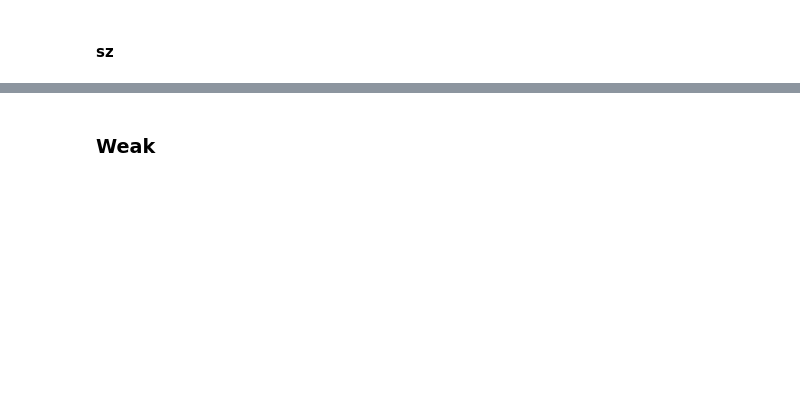
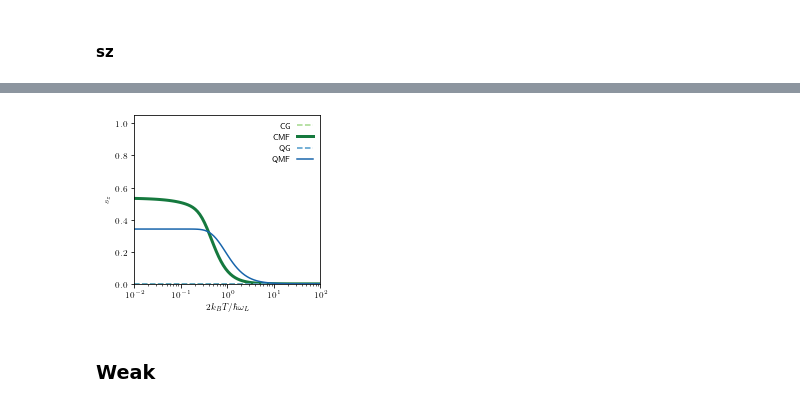
Before and after one commit to quantum-exeter/QuantumSpinDynamics, a Jupyter notebook: plot/plotStatics.ipynb, the cells around one changed output, grey strips where cells are left out. Drawn from its saved outputs; the diff is of its cells as text; code cells hidden in the pictures; blank space fills up the shorter version.

```diff
--- a/plot/plotStatics.ipynb
+++ b/plot/plotStatics.ipynb
@@ -161,6 +162,7 @@ data3D_MFGS_us_prmj = np.array(pd.read_csv(r'/Users/charliehogg/Dropbox/PhD/1. 3
 # %%
 #### Gibbs ####
 dataG_qu = np.array(pd.read_csv(r'../paper_data/qu_Gibbs.csv'))
+dataG_cl = np.array(pd.read_csv(r'C://Users//crh222//ClassicalSpinMFGS//paper_data//cl_Gibbs.csv'))
 
 #### prma ####
 data1D_pi4_prma = np.array(pd.read_csv(r'../paper_data/qu_MFGS_1D_pi4_prma_100.csv'))
@@ -196,8 +198,8 @@ data3D_wk = np.array(pd.read_csv(r'../paper_data/WK_prmc.csv'))
 data3D_MFGS_wk = np.array(pd.read_csv(r'../paper_data/MFGS_WK_prmc.csv'))
 
 # #### Ultrastrong ####
-data3D_MFGS_us_prmf = np.array(pd.read_csv(r'C://Users//crh222//Dropbox//PhD//1. 3D Project//Data//Ultrastrong//qu_MFGS_3D_prmf_5.csv'))
 data3D_MFGS_us_prmg = np.array(pd.read_csv(r'C://Users//crh222//Dropbox//PhD//1. 3D Project//Data//Ultrastrong//qu_MFGS_3D_prmg_5.csv'))
 data3D_MFGS_us_prmh = np.array(pd.read_csv(r'C://Users//crh222//Dropbox//PhD//1. 3D Project//Data//Ultrastrong//qu_MFGS_3D_prmh_5.csv'))
 data3D_MFGS_us_prmi = np.array(pd.read_csv(r'C://Users//crh222//Dropbox//PhD//1. 3D Project//Data//Ultrastrong//qu_MFGS_3D_prmi_5.csv'))
 data3D_MFGS_us_prmj = np.array(pd.read_csv(r'C://Users//crh222//Dropbox//PhD//1. 3D Project//Data//Ultrastrong//qu_MFGS_3D_prmj_5.csv'))
+data3D_MFGS_us_prmk = np.array(pd.read_csv(r'C://Users//crh222//Dropbox//PhD//1. 3D Project//Data//Ultrastrong//qu_MFGS_3D_prmk_5.csv'))
@@ -303,3 +368,32 @@ plt.savefig('/Users/charliehogg/Dropbox/PhD/1. 3D Project/Graphs/Paper/sz_T_prmd
+# %%
+fig, ax = plt.subplots(figsize=(3.375, 3))  #size in inches
+
+bcmap = plt.get_cmap('Blues')
+ocmap = plt.get_cmap('YlGn')
+
+ax.set_xlabel("$2k_B T/\hbar\omega_L$")
+ax.set_ylabel("$s_z$")
+ax.set_xlim(1.0e-2, 1.0e2)
+ax.set_ylim(0.0, 1.05)
+
+##### Data 1D ######
+
+## Classical ##
+ax.semilogx(dataG_cl[:,0], dataG_cl[:,1], color=ocmap(0.4), linestyle='--', zorder=1, label='CG') # Gibbs
+ax.semilogx(data1D_pi4_prmd_cl[:,0], data1D_pi4_prmd_cl[:,1], color=ocmap(0.8), linestyle='-', linewidth=3, zorder=0, label='CMF') # MFGS
+
+## Quantum ##
+ax.semilogx(dataG_qu[:,0], dataG_qu[:,1], color=bcmap(0.6), linestyle='--', label='QG') # Gibbs
+ax.semilogx(data1D_pi4_prmd[:,0], data1D_pi4_prmd[:,1], color=bcmap(0.8), label='QMF') # MFGS
+
+ax.legend(ncol=1, loc='upper right', frameon=False, markerfirst=False)
+
+fig.tight_layout(w_pad = 0.5)
+
+plt.savefig('/Users/charliehogg/Dropbox/PhD/1. 3D Project/Graphs/Paper/sx_T_prmd.pdf', dpi=300) # Export for Mac
+# plt.savefig('C://Users//crh222//Dropbox//PhD//1. 3D Project//Graphs//Paper//sz_T_prmd_x.pdf', dpi=300) # Export for Windows
+# %% [output]
+[figure, added]
 # %% [markdown]
 ### Weak
 # %%
```
Also changed, not shown: parts of 5 cells of this notebook.
